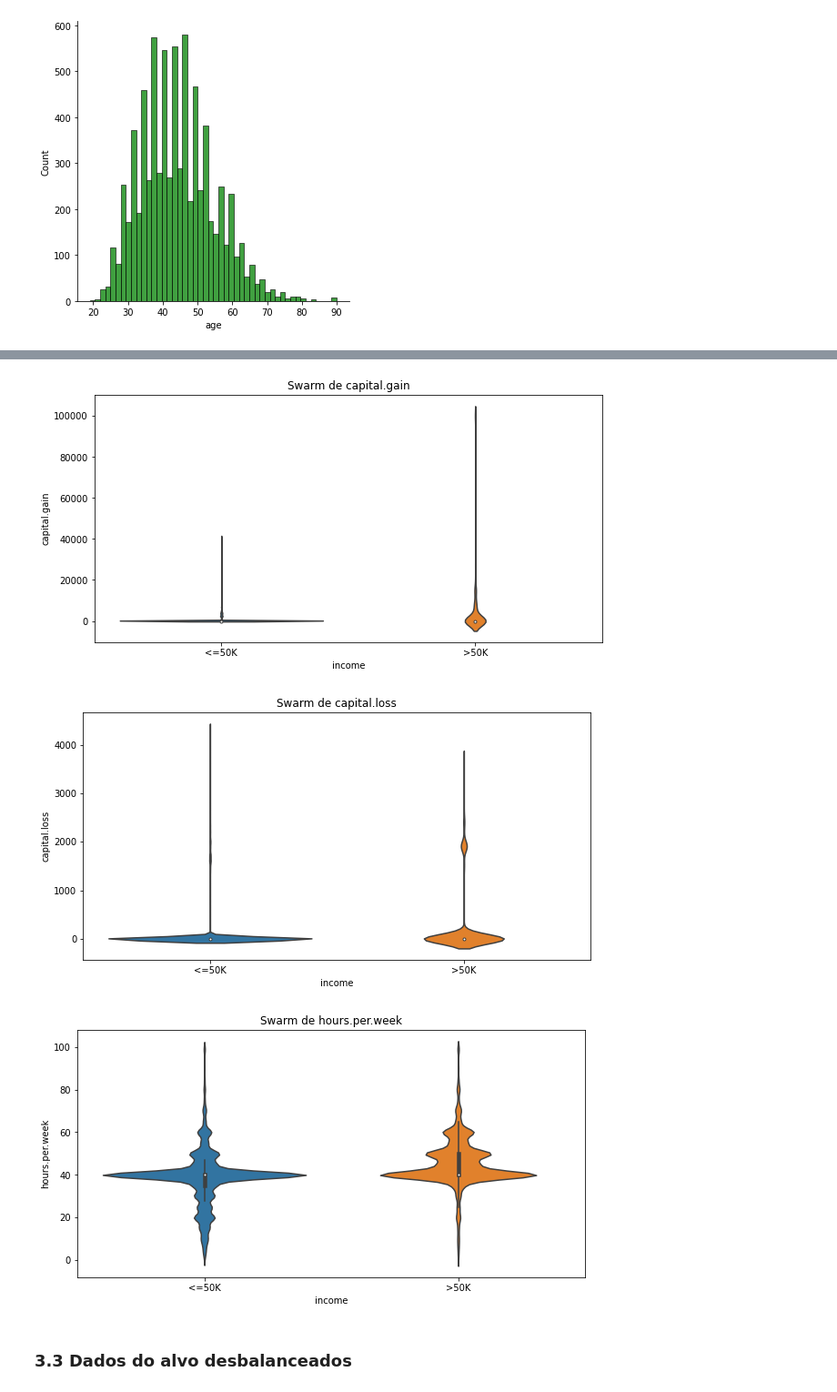
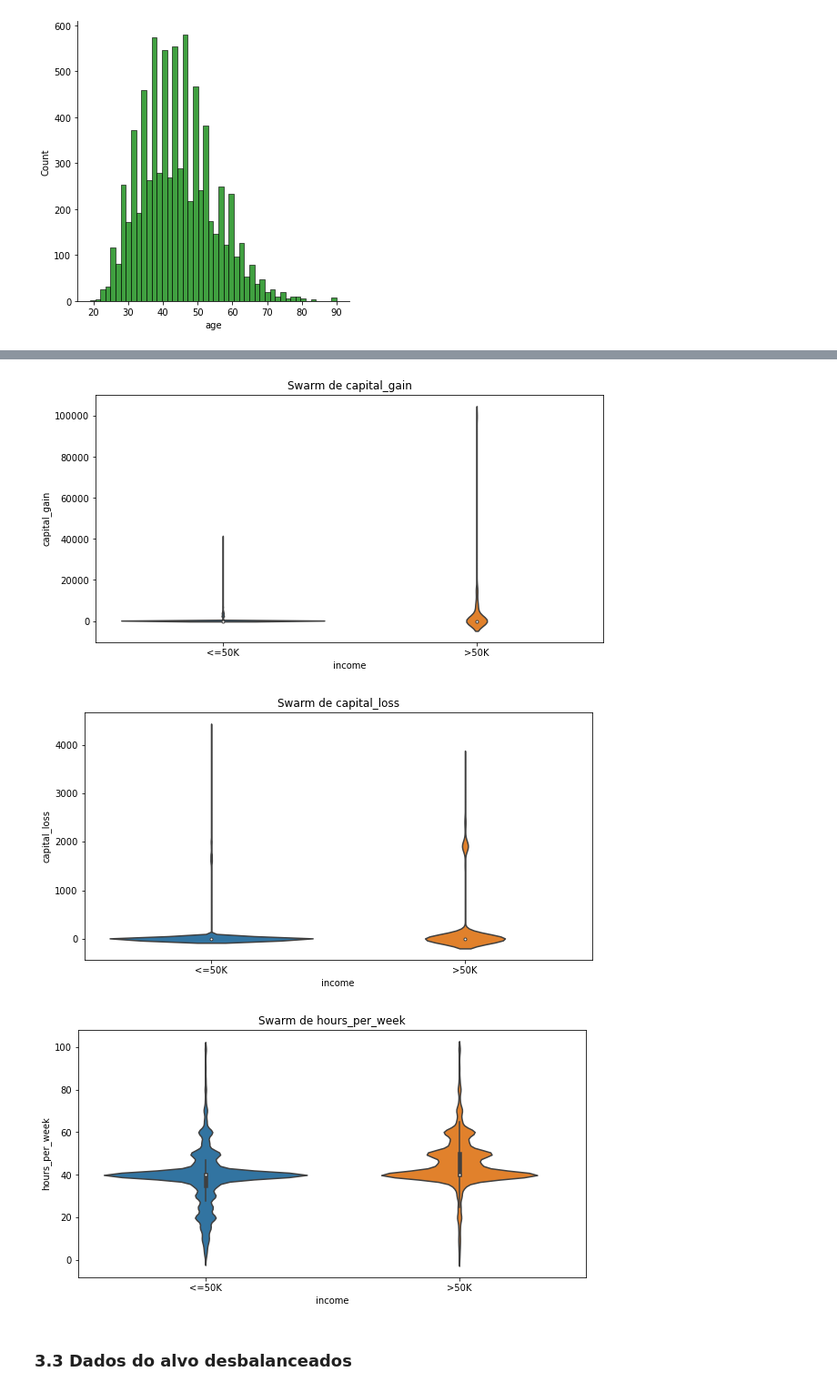
Before and after one commit to SalisEduardo/PMR3508, a Jupyter notebook: Adults Dataset/resolução.ipynb, the cells around one changed output, grey strips where cells are left out. Shown: that part at 91% size. Drawn from its saved outputs; the diff is of its cells as text; code cells hidden in the pictures.

```diff
--- a/Adults Dataset/resolução.ipynb
+++ b/Adults Dataset/resolução.ipynb
@@ -27,7 +35,7 @@ from sklearn.model_selection import GridSearchCV
 # %% [markdown]
 ## 2. Dataset
 # %%
-df_train = pd.read_csv("../input/adult-pmr3508/train_data.csv", na_values='?')
+df_train = pd.read_csv("train_data.csv", na_values='?')
 # %%
 df_train.head()
 # %% [output]
@@ -39,6 +47,9 @@ df_train.head()
 | 4 | 16284 | 57 | Self-emp-inc | 258883 | HS-grad | 9 | Married-civ-spouse | Transport-moving | ... |
 # %%
 #df_train.drop("Id",axis=1,inplace=True)
+# %%
+to_be_renamed = {"education.num":"education_num","marital.status": "marital_status",'hours.per.week':"hours_per_week", "native.country" : 'native_country',"capital.gain" : "capital_gain", "capital.loss":"capital_loss"}
+df_train.rename(columns=to_be_renamed,inplace=True)
 # %%
 df_train.describe()
 # %% [output]
@@ -91,7 +102,7 @@ df_train.shape
 # %% [markdown]
 ### 3.1 Categóricas
 # %%
-categ = ['workclass','education',"marital.status","occupation","relationship","race","sex","native.country"]
+categ = ['workclass','education',"marital_status","occupation","relationship","race","sex","native_country"]
 for feature in categ:
     plt.figure(figsize=(10,5))
     plt.title(f'Countplot de {feature}')
@@ -110,6 +121,6 @@ for feature in categ:
 # %%
 for feature in categ:
     df_train.groupby(['income', feature]).size().reset_index().pivot(columns='income', index=feature, values=0).plot(
-        kind='bar', stacked=True, title="Distribuição da variável alvo em {feature}")
+        kind='bar', stacked=True, title=f"Distribuição da variável alvo em {feature}")
     #plt.show()
 # %% [output]
@@ -142,17 +153,17 @@ ax = sns.displot(df_train[df_train['income'] ==">50K"].age, kde=False, color='gr
 <Figure size 720x360 with 0 Axes>
 [figure]
 # %%
-numeric = ['fnlwgt','education.num',"capital.gain","capital.loss","hours.per.week"]
+numeric = ['fnlwgt','education_num',"capital_gain","capital_loss","hours_per_week"]
 for feature in numeric:
     plt.figure(figsize=(10,5))
-    plt.title(f'Swarm de {feature}')
+    plt.title(f'Violinplot de {feature}')
     ax = sns.violinplot(x="income", y=feature ,data = df_train)
     plt.show()
 # %% [output]
 [figure]
 [figure]
 [figure]
-[figure, old version]
+[figure, new version]
 [figure]
 # %% [markdown]
 ### 3.3 Dados do alvo desbalanceados
```
Also changed, not shown: parts of 49 cells of this notebook.
